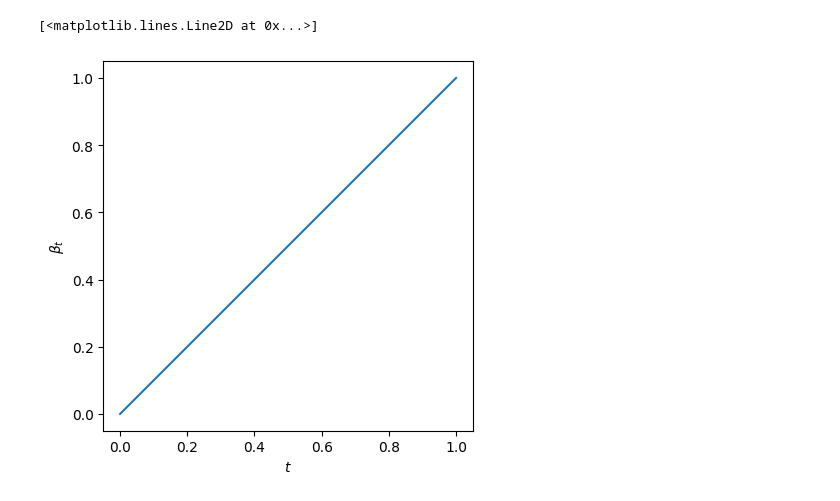
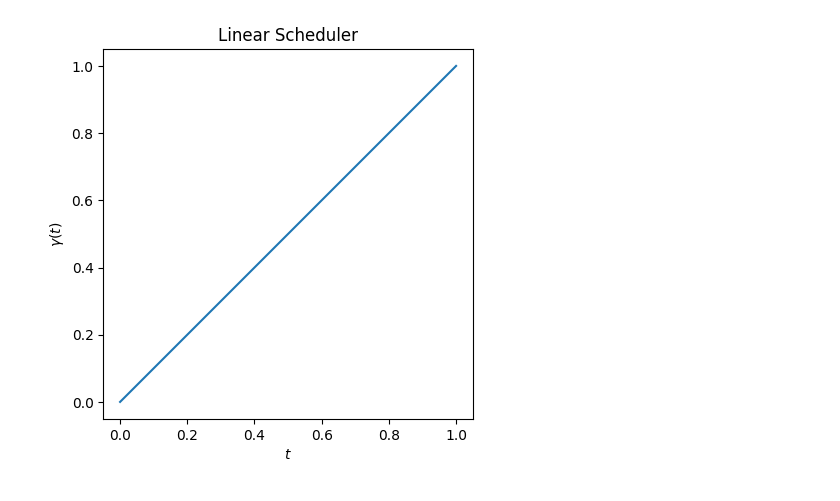
Before and after one commit to patrick-lindemann/ddpm, a Jupyter notebook: plot_schedulers.ipynb, the cells around one changed output. Saved outputs shown, nothing was run; the diff lists cells and outputs as text; code cells hidden in the pictures.

```diff
--- a/plot_schedulers.ipynb
+++ b/plot_schedulers.ipynb
@@ -7 +1,5 @@ from diffusion.schedule import (CosineScheduler, LinearScheduler,
+# %%
+import pathlib
+
+OUT_DIR = pathlib.Path('./out/')
 # %%
@@ -8,13 +9,14 @@ from diffusion.schedule import (CosineScheduler, LinearScheduler,
 TIME_STEPS = 100
 t = torch.linspace(0.0, 1.0, TIME_STEPS)
 # %%
-# Linear scheduler
+from diffusion.schedule import LinearScheduler
+
 scheduler = LinearScheduler()
-
 plt.xlabel('$t$')
-plt.ylabel('$\\beta_t$')
+plt.ylabel('$\\gamma(t)$')
+plt.title('Linear Scheduler')
 plt.gca().set_aspect('equal', adjustable='box')
 plt.plot(t, scheduler(t))
+plt.savefig(OUT_DIR / 'plot-linear.svg', bbox_inches='tight', pad_inches=0)
 # %% [output]
-[<matplotlib.lines.Line2D at 0x...>]
-[figure, old version]
+[figure, new version]
```
Also changed, not shown: parts of 6 cells of this notebook, 4 other files.
